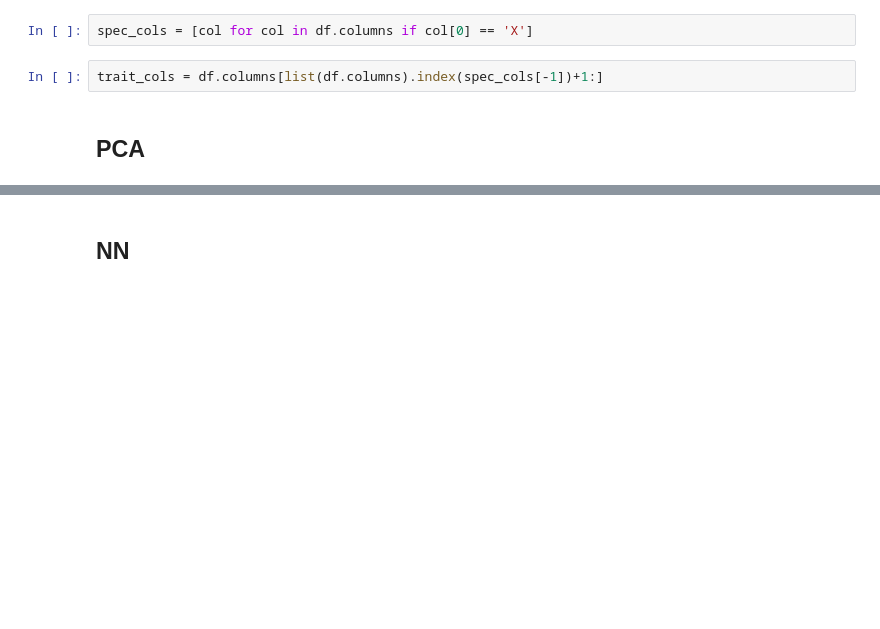
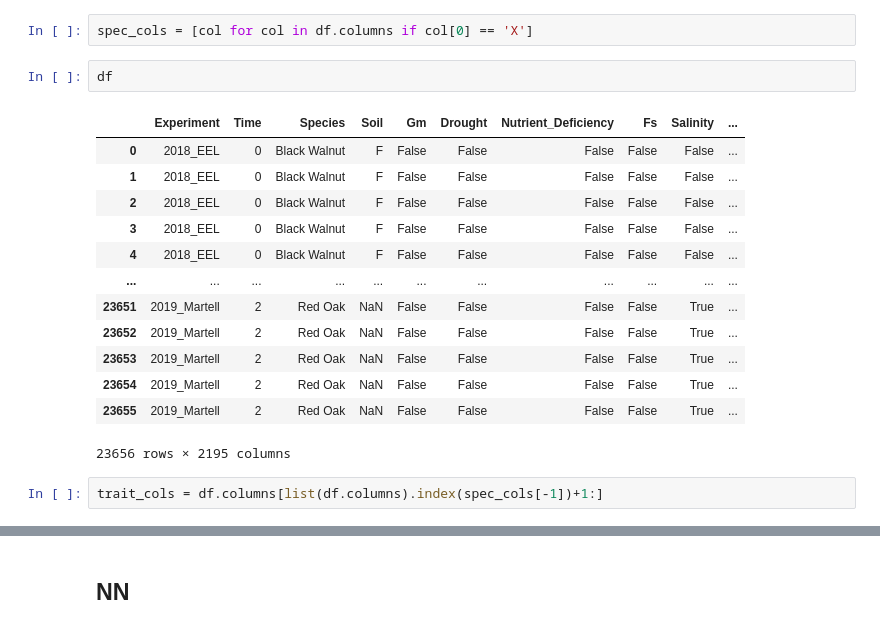
Before and after one commit to theadityat24/stress_detection, a Jupyter notebook: individual_stresses/individual_experiments.ipynb, the cells around one changed output, grey strips where cells are left out. Cells and saved outputs as stored; diff of their text form; blank space fills up the shorter version.

```diff
--- a/individual_stresses/individual_experiments.ipynb
+++ b/individual_stresses/individual_experiments.ipynb
@@ -29,7 +31,21 @@ df.drop(columns=['Fungal_infection'], inplace=True, errors='ignore')
 df[stresses] = df[stresses].astype(bool)
 # %%
 spec_cols = [col for col in df.columns if col[0] == 'X']
+# %%
+df
+# %% [output]
+|  | Experiment | Time | Species | Soil | Gm | Drought | Nutrient_Deficiency | Fs | Salinity | ... |
+| 0 | 2018_EEL | 0 | Black Walnut | F | False | False | False | False | False | ... |
+| 1 | 2018_EEL | 0 | Black Walnut | F | False | False | False | False | False | ... |
+| 2 | 2018_EEL | 0 | Black Walnut | F | False | False | False | False | False | ... |
+| 3 | 2018_EEL | 0 | Black Walnut | F | False | False | False | False | False | ... |
+| 4 | 2018_EEL | 0 | Black Walnut | F | False | False | False | False | False | ... |
+| ... | ... | ... | ... | ... | ... | ... | ... | ... | ... | ... |
+| 23651 | 2019_Martell | 2 | Red Oak | NaN | False | False | False | False | True | ... |
+| 23652 | 2019_Martell | 2 | Red Oak | NaN | False | False | False | False | True | ... |
+| 23653 | 2019_Martell | 2 | Red Oak | NaN | False | False | False | False | True | ... |
+| 23654 | 2019_Martell | 2 | Red Oak | NaN | False | False | False | False | True | ... |
+| 23655 | 2019_Martell | 2 | Red Oak | NaN | False | False | False | False | True | ... |
+23656 rows × 2195 columns
 # %%
 trait_cols = df.columns[list(df.columns).index(spec_cols[-1])+1:]
-# %% [markdown]
-## PCA
```
Also changed, not shown: parts of 44 cells of this notebook, 12 other files.
